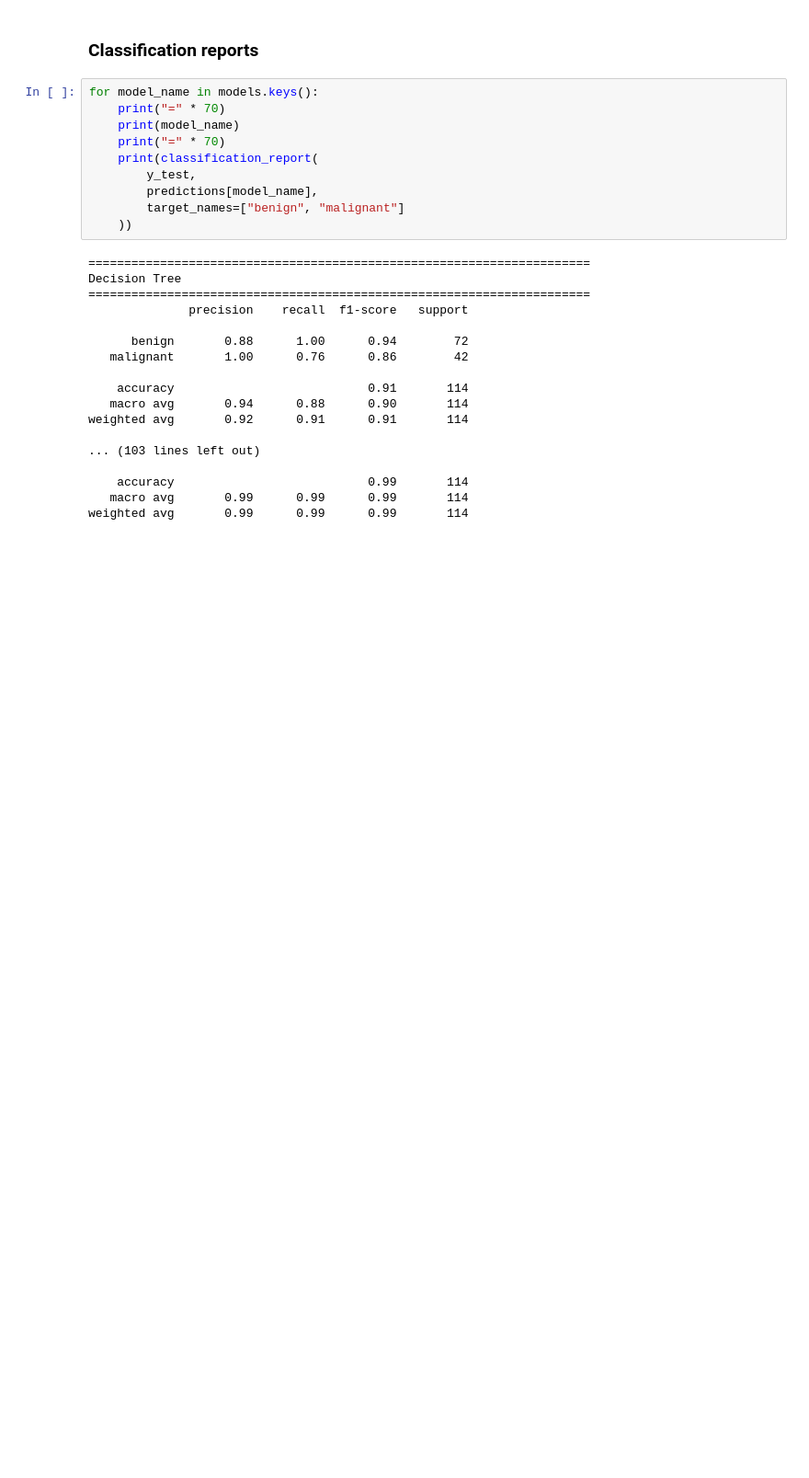
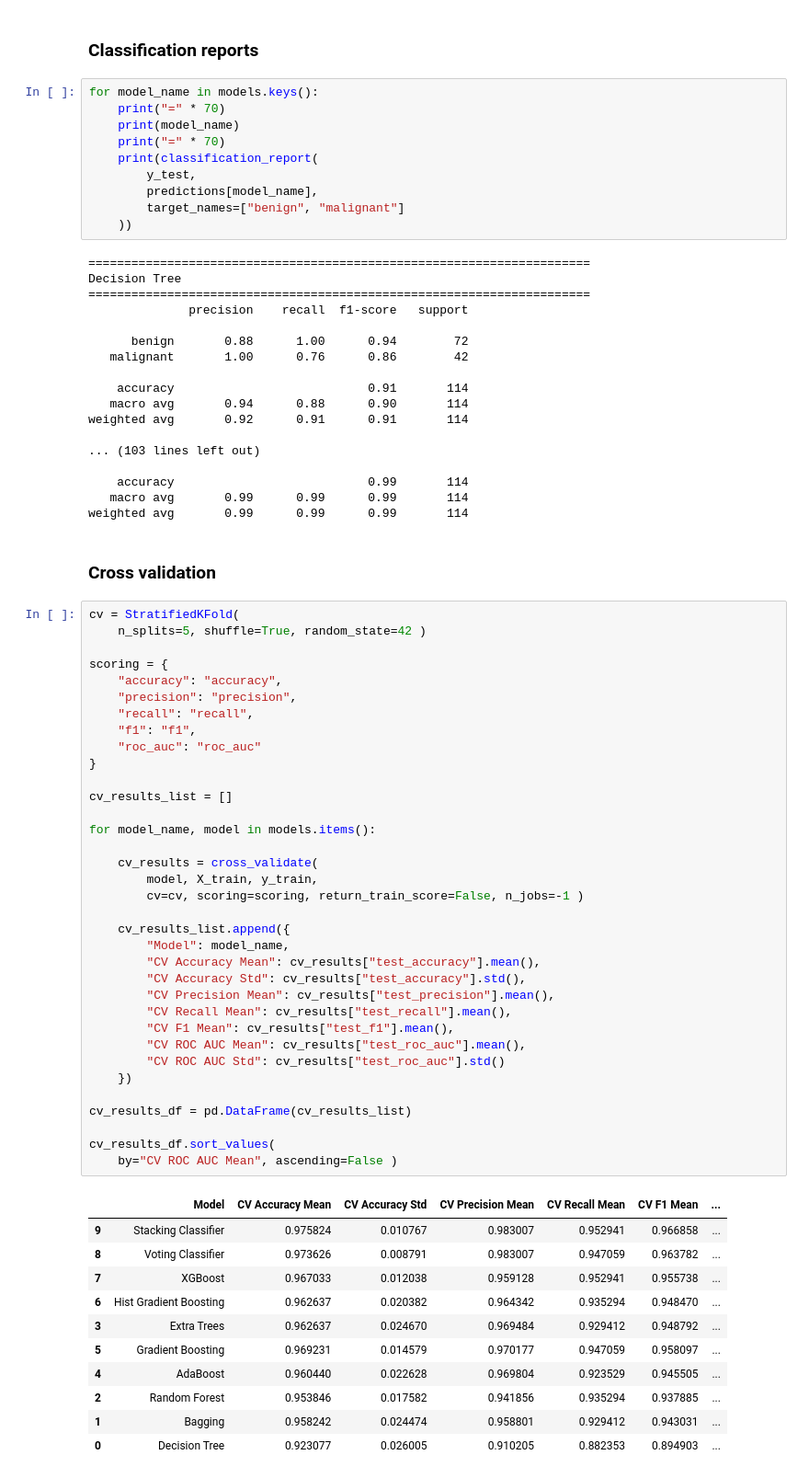
Before and after one commit to profshai/machine-learning-deep-learning, a Jupyter notebook: 01_supervised_ML/03_ensemble/ensemble_learning.ipynb, the cells around one changed output. Shown at 92% size. Saved outputs shown, nothing was run; the diff lists cells and outputs as text; blank space fills up the shorter version.

```diff
--- a/01_supervised_ML/03_ensemble/ensemble_learning.ipynb
+++ b/01_supervised_ML/03_ensemble/ensemble_learning.ipynb
@@ -451,3 +430,52 @@ weighted avg       0.92      0.91      0.91       114
     accuracy                           0.99       114
    macro avg       0.99      0.99      0.99       114
 weighted avg       0.99      0.99      0.99       114
+# %% [markdown]
+### Cross validation
+# %%
+cv = StratifiedKFold(
+    n_splits=5, shuffle=True, random_state=42 )
+
+scoring = {
+    "accuracy": "accuracy",
+    "precision": "precision",
+    "recall": "recall",
+    "f1": "f1",
+    "roc_auc": "roc_auc"
+}
+
+cv_results_list = []
+
+for model_name, model in models.items():
+
+    cv_results = cross_validate(
+        model, X_train, y_train,
+        cv=cv, scoring=scoring, return_train_score=False, n_jobs=-1 )
+
+    cv_results_list.append({
+        "Model": model_name,
+        "CV Accuracy Mean": cv_results["test_accuracy"].mean(),
+        "CV Accuracy Std": cv_results["test_accuracy"].std(),
+        "CV Precision Mean": cv_results["test_precision"].mean(),
+        "CV Recall Mean": cv_results["test_recall"].mean(),
+        "CV F1 Mean": cv_results["test_f1"].mean(),
+        "CV ROC AUC Mean": cv_results["test_roc_auc"].mean(),
+        "CV ROC AUC Std": cv_results["test_roc_auc"].std()
+    })
+
+cv_results_df = pd.DataFrame(cv_results_list)
+
+cv_results_df.sort_values(
+    by="CV ROC AUC Mean", ascending=False )
+# %% [output]
+|  | Model | CV Accuracy Mean | CV Accuracy Std | CV Precision Mean | CV Recall Mean | CV F1 Mean | ... |
+| 9 | Stacking Classifier | 0.975824 | 0.010767 | 0.983007 | 0.952941 | 0.966858 | ... |
+| 8 | Voting Classifier | 0.973626 | 0.008791 | 0.983007 | 0.947059 | 0.963782 | ... |
+| 7 | XGBoost | 0.967033 | 0.012038 | 0.959128 | 0.952941 | 0.955738 | ... |
+| 6 | Hist Gradient Boosting | 0.962637 | 0.020382 | 0.964342 | 0.935294 | 0.948470 | ... |
+| 3 | Extra Trees | 0.962637 | 0.024670 | 0.969484 | 0.929412 | 0.948792 | ... |
+| 5 | Gradient Boosting | 0.969231 | 0.014579 | 0.970177 | 0.947059 | 0.958097 | ... |
+| 4 | AdaBoost | 0.960440 | 0.022628 | 0.969804 | 0.923529 | 0.945505 | ... |
+| 2 | Random Forest | 0.953846 | 0.017582 | 0.941856 | 0.935294 | 0.937885 | ... |
+| 1 | Bagging | 0.958242 | 0.024474 | 0.958801 | 0.929412 | 0.943031 | ... |
+| 0 | Decision Tree | 0.923077 | 0.026005 | 0.910205 | 0.882353 | 0.894903 | ... |
```
Also changed, not shown: parts of 7 cells of this notebook.
